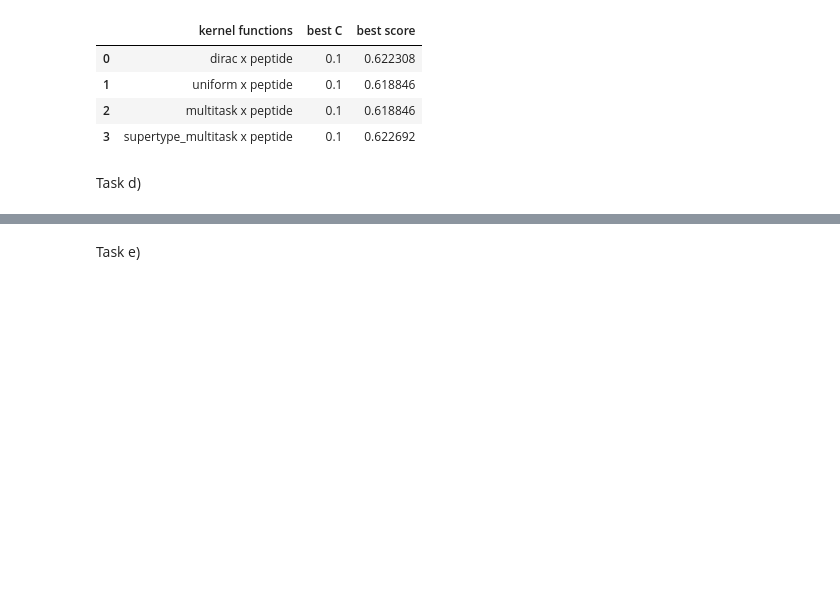
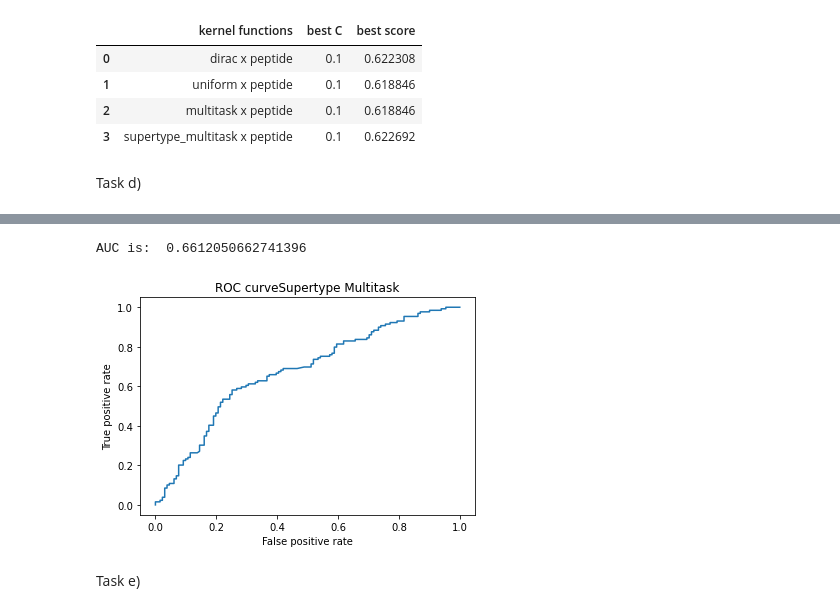
Before and after one commit to mdittschar/MDS, a Jupyter notebook: MDS_Assignment02_Auckenthaler_Dittschar.ipynb, the cells around one changed output, grey strips where cells are left out. Cells and saved outputs as stored; diff of their text form; code cells hidden in the pictures; blank space fills up the shorter version.

```diff
--- a/MDS_Assignment02_Auckenthaler_Dittschar.ipynb
+++ b/MDS_Assignment02_Auckenthaler_Dittschar.ipynb
@@ -222,2 +275,9 @@ Task d)
+# %%
+K_supertype_multitask = predefined_kernel_matrix(multitask,peptide,binding_data_supertype)
+auc_supertype_multitask = roc_curve_and_auc(K_supertype_multitask, binding_data_Y, uniform_best_C, "Supertype Multitask")
+aucs["supertype_multitask"]= auc_supertype_multitask
+# %% [output]
+AUC is:  0.6612050662741396
+[figure, added]
 # %% [markdown]
 Task e)
```
Also changed, not shown: parts of 7 cells of this notebook, 1 other file.
